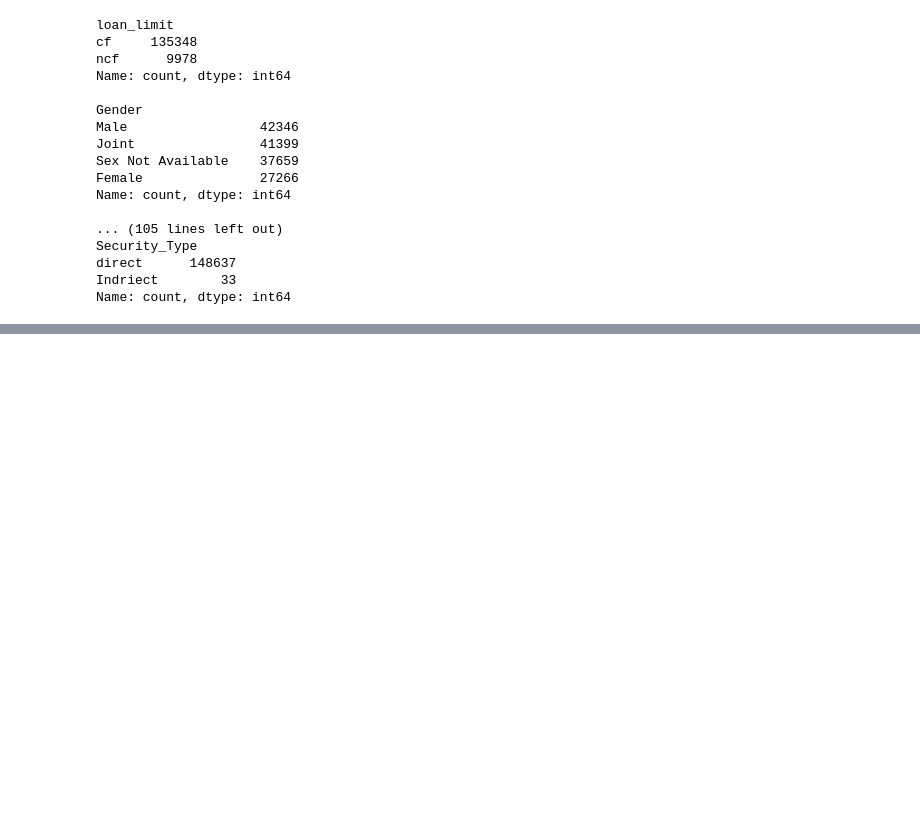
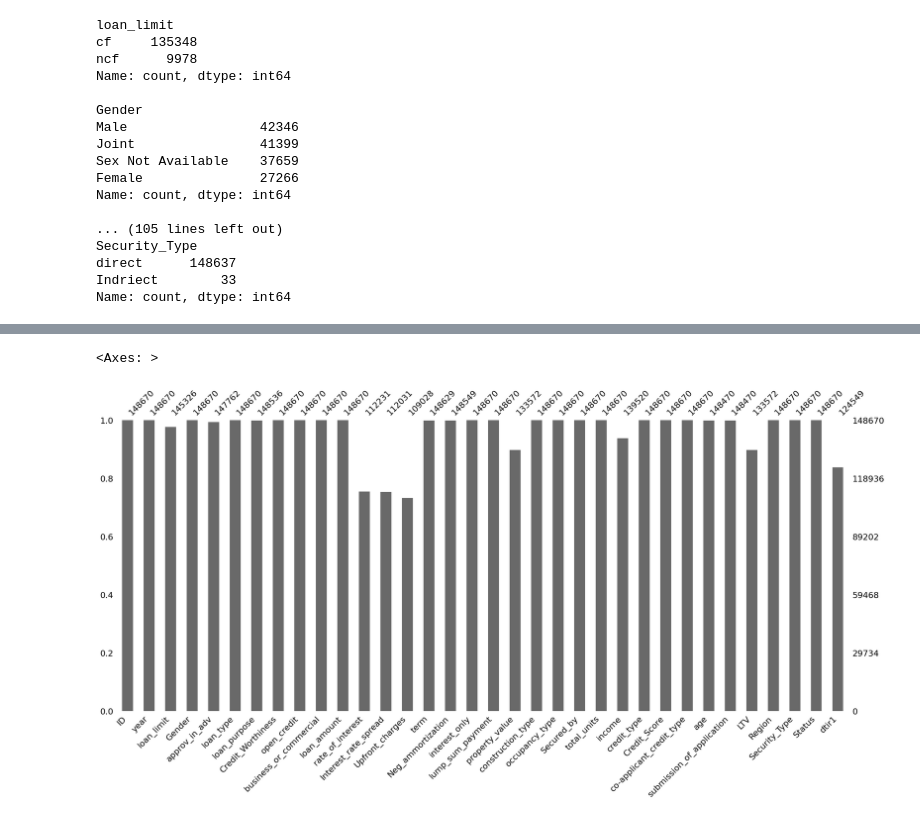
Before and after one commit to BartlomiejGaw/Loan_Default_Prediction, a Jupyter notebook: Data_Cleaning_and_EDA.ipynb, the cells around one changed output, grey strips where cells are left out. Saved outputs shown, nothing was run; the diff lists cells and outputs as text; code cells hidden in the pictures; blank space fills up the shorter version.

```diff
--- a/Data_Cleaning_and_EDA.ipynb
+++ b/Data_Cleaning_and_EDA.ipynb
@@ -123,0 +150,5 @@ Name: count, dtype: int64
+# %%
+msno.bar(loan_dataframe)
+# %% [output]
+<Axes: >
+[figure, added]
```
Also changed, not shown: parts of 7 cells of this notebook.
